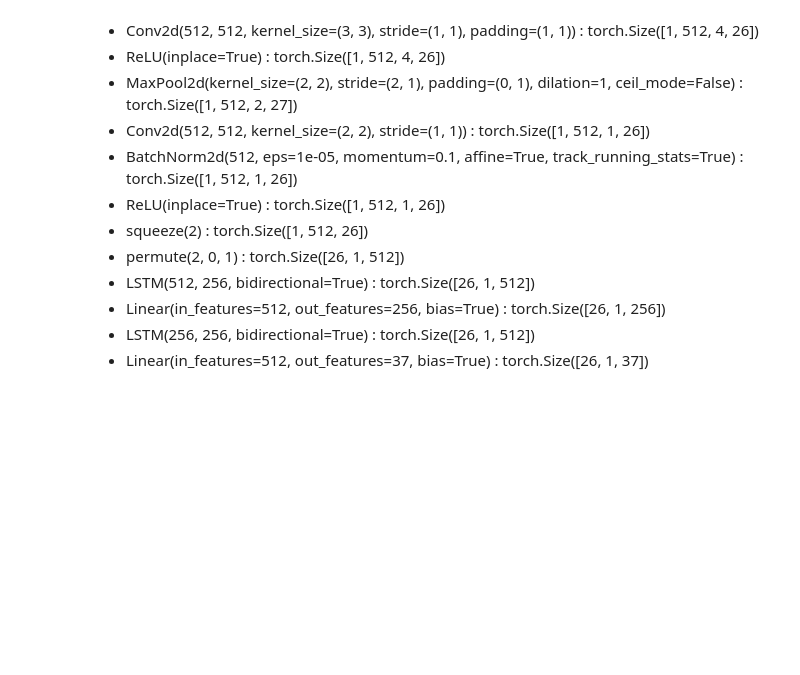
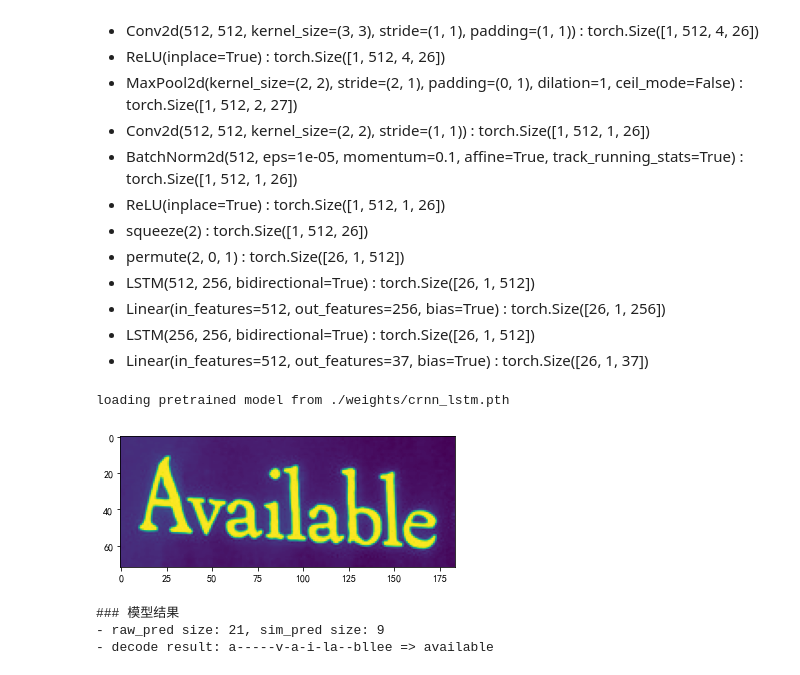
Before and after one commit to zhaobomin/crnn.pytorch-ocr-train, a Jupyter notebook: demo.ipynb, the cells around one changed output. Drawn from its saved outputs; the diff is of its cells as text; code cells hidden in the pictures; blank space fills up the shorter version.

```diff
--- a/demo.ipynb
+++ b/demo.ipynb
@@ -167,5 +162,32 @@ loading pretrained model from ./data/ocr-lstm.pth
 :  torch.Size([26, 1, 512])
 -  Linear(in_features=512, out_features=37, bias=True)
 :  torch.Size([26, 1, 37])
+# %%
+from PIL import Image
+import models.crnn as crnn
+import matplotlib.pyplot as plt
+
+model_path = './weights/crnn_lstm.pth'
+img_path = './data/demo.png'
+
+model = crnn.CRNN()
+print('loading pretrained model from %s' % model_path)
+model.load_weights(model_path)
+
+image = Image.open(img_path).convert('L')
+plt.imshow(image)
+plt.show()
+preds, raw_pred,sim_pred = model.predict(image)
+
+
+print('### 模型结果')
+print('- raw_pred size: %d, sim_pred size: %d' %(len(raw_pred), len(sim_pred)))
+print('- decode result: %-20s => %-20s' % (raw_pred, sim_pred))
+# %% [output]
+loading pretrained model from ./weights/crnn_lstm.pth
+[figure, added]
+### 模型结果
+- raw_pred size: 21, sim_pred size: 9
+- decode result: a-----v-a-i-la--bllee => available
 # %%
 import torch
```
Also changed, not shown: parts of 5 cells of this notebook, 4 other files.
